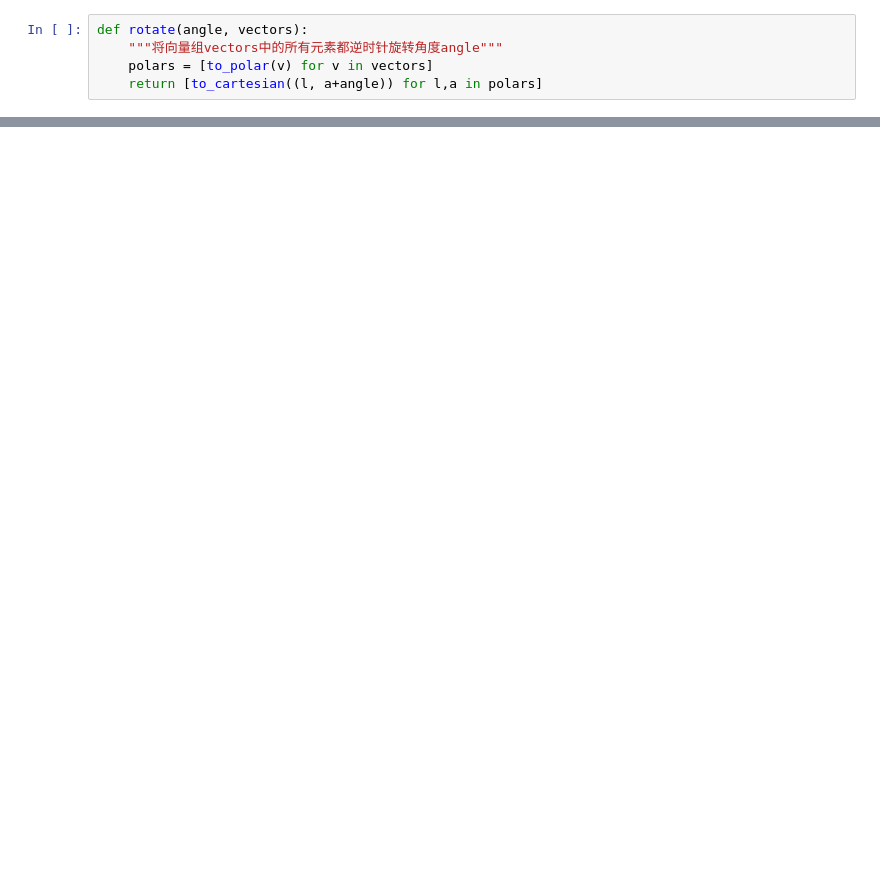
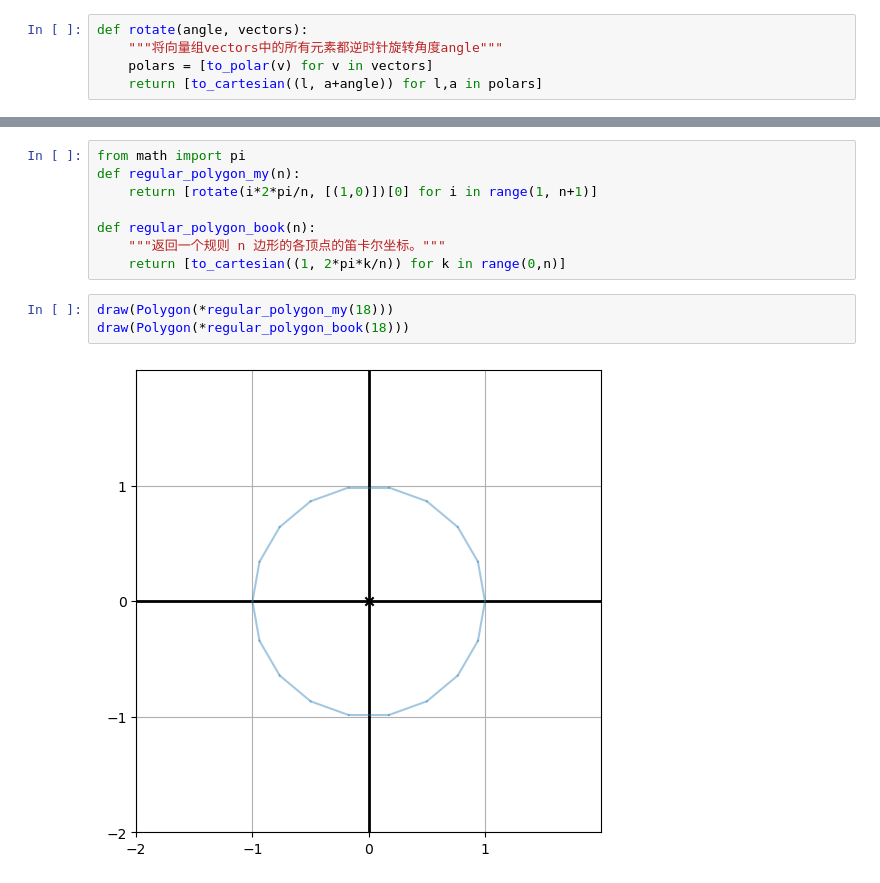
Before and after one commit to zhoulei4652/Math-for-Programmers-zh, a Jupyter notebook: Chapter 02/Chapter 02 Walkthrough.ipynb, the cells around one changed output, grey strips where cells are left out. Drawn from its saved outputs; the diff is of its cells as text; blank space fills up the shorter version.

```diff
--- a/Chapter 02/Chapter 02 Walkthrough.ipynb
+++ b/Chapter 02/Chapter 02 Walkthrough.ipynb
@@ -661,0 +704,13 @@ P59
+# %%
+from math import pi
+def regular_polygon_my(n):
+    return [rotate(i*2*pi/n, [(1,0)])[0] for i in range(1, n+1)]
+
+def regular_polygon_book(n):
+    """返回一个规则 n 边形的各顶点的笛卡尔坐标。"""
+    return [to_cartesian((1, 2*pi*k/n)) for k in range(0,n)]
+# %%
+draw(Polygon(*regular_polygon_my(18)))
+draw(Polygon(*regular_polygon_book(18)))
+# %% [output]
+[figure, added]
```
Also changed, not shown: parts of 34 cells of this notebook.
